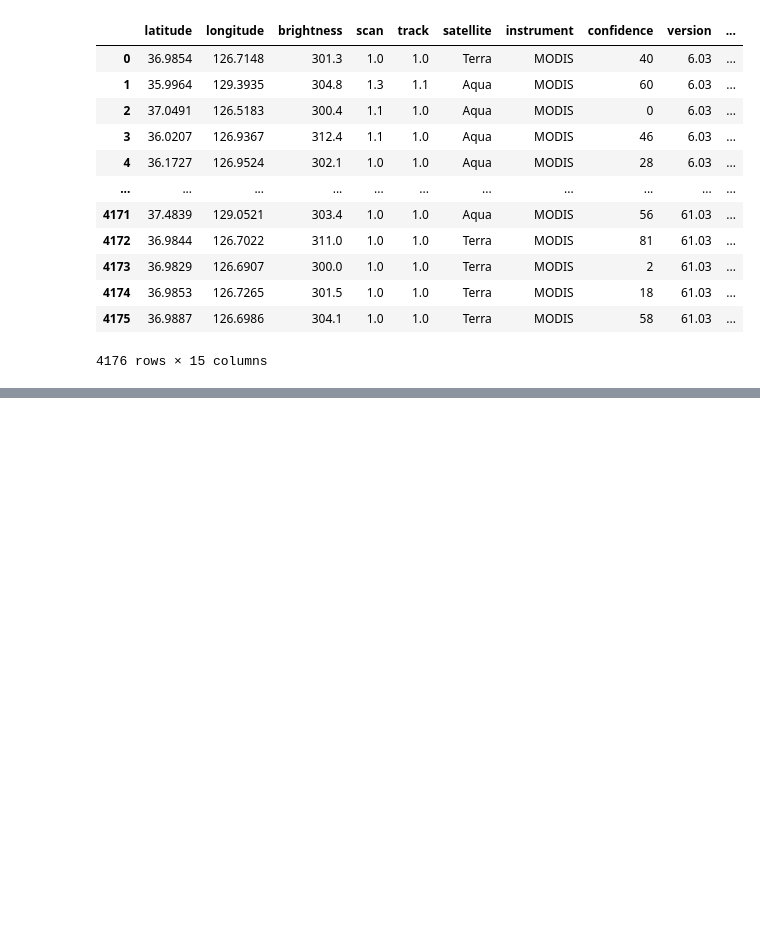
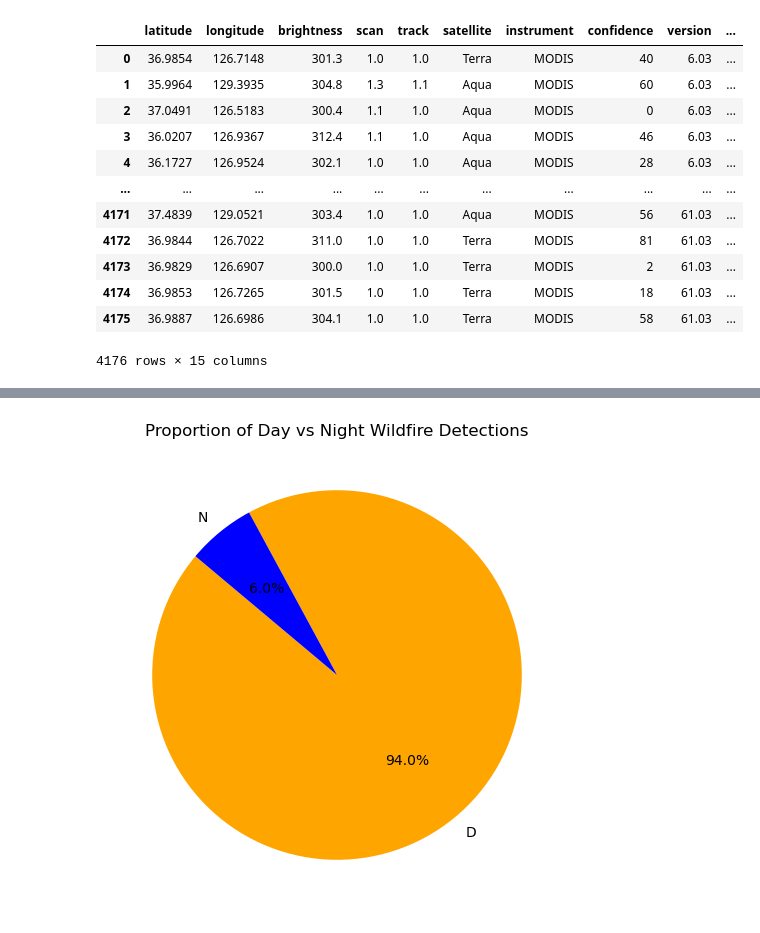
Before and after one commit to notyouradhee/TheEmberAlert, a Jupyter notebook: notebooks/data_exploration.ipynb, the cells around one changed output, grey strips where cells are left out. Cells and saved outputs as stored; diff of their text form; code cells hidden in the pictures; blank space fills up the shorter version.

```diff
--- a/notebooks/data_exploration.ipynb
+++ b/notebooks/data_exploration.ipynb
@@ -165 +193,14 @@ Index(['latitude', 'longitude', 'brightness', 'scan', 'track', 'satellite',
       dtype='object')
+# %%
+import matplotlib.pyplot as plt
+
+# Count how many detections are Day vs Night
+daynight_counts = df['daynight'].value_counts()
+
+# Plot pie chart
+plt.figure(figsize=(6,6))
+plt.pie(daynight_counts, labels=daynight_counts.index, autopct='%1.1f%%', colors=['orange', 'blue'], startangle=140)
+plt.title('Proportion of Day vs Night Wildfire Detections')
+plt.show()
+# %% [output]
+[figure, added]
```
Also changed, not shown: parts of 10 cells of this notebook.
